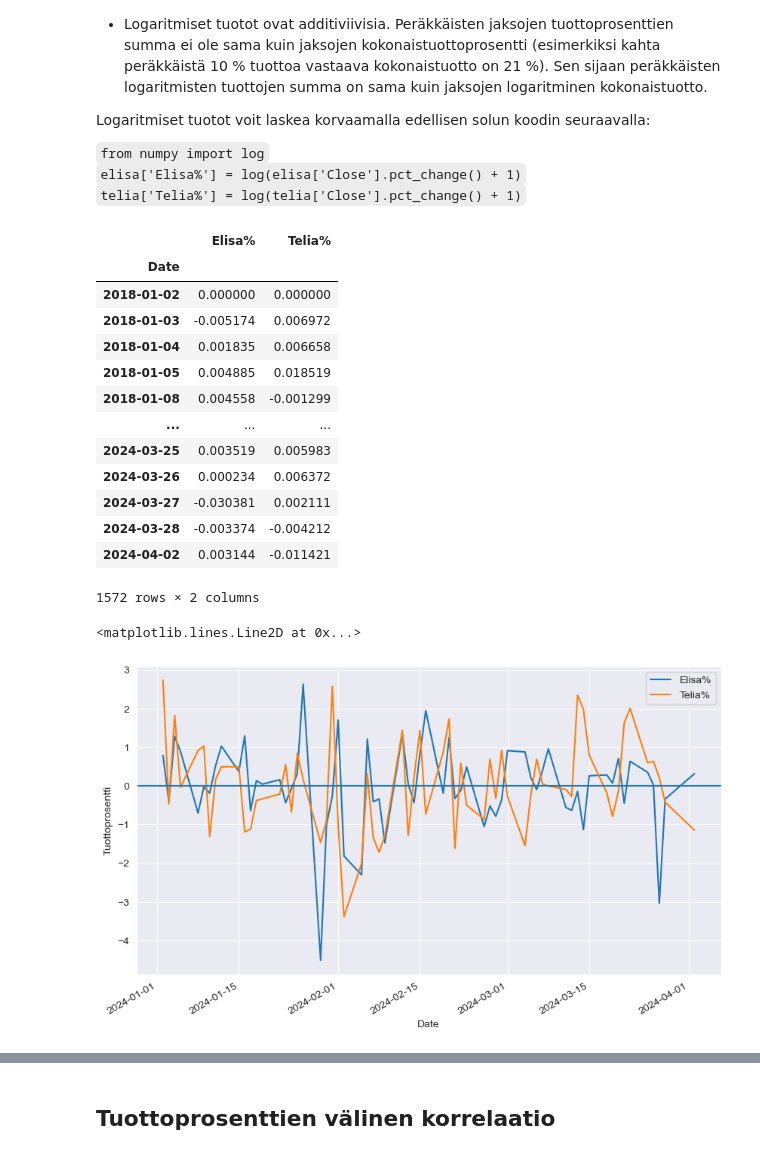
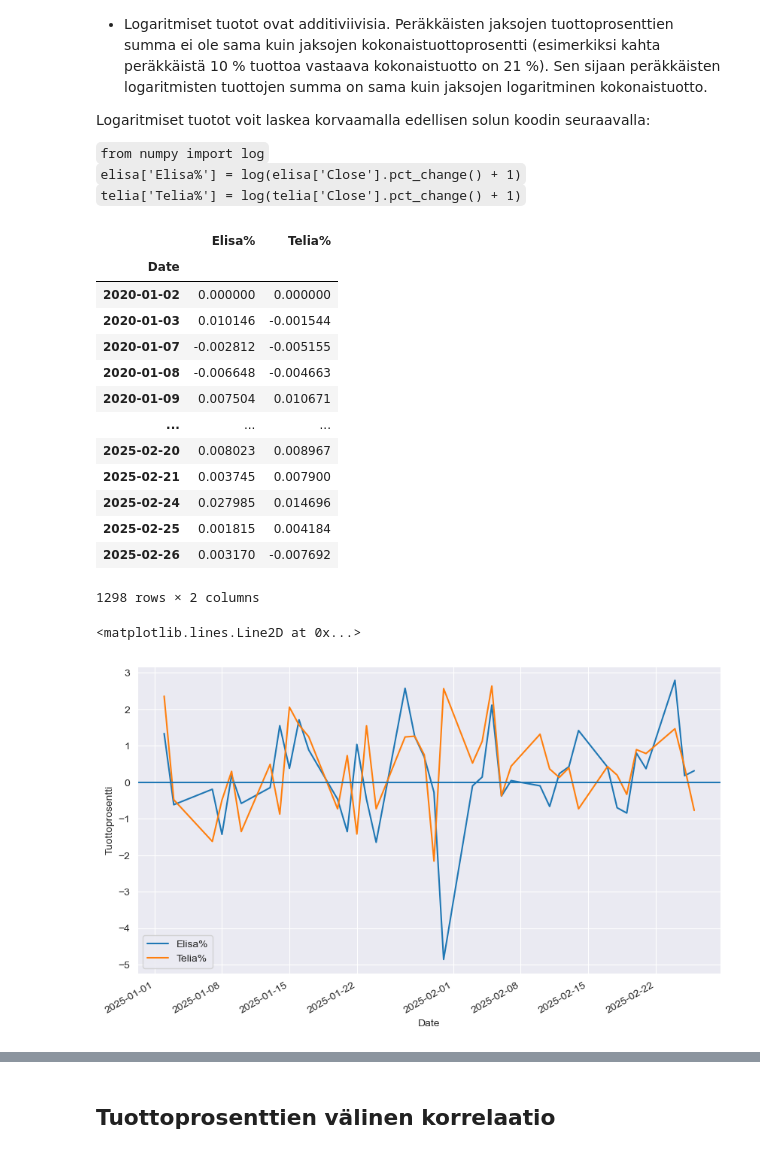
Before and after one commit to taanila/aikasarjat, a Jupyter notebook: aikasarjat.ipynb, the cells around one changed output, grey strips where cells are left out. Cells and saved outputs as stored; diff of their text form; code cells hidden in the pictures.

```diff
--- a/aikasarjat.ipynb
+++ b/aikasarjat.ipynb
@@ -26,4 +28,4 @@ Joka kerta kun suoritan koodin, saan mukaan myös tuoreimmat tiedot.
 # %%
-elisa = yf.download('ELISA.HE', start='2018-1-1')
-telia = yf.download('TELIA1.HE', start='2018-1-1')
+elisa = yf.download('ELISA.HE', start='2020-1-1', auto_adjust=False)
+telia = yf.download('TELIA1.HE', start='2020-1-1', auto_adjust=False)
 # %% [output]
@@ -216,29 +226,29 @@ tuotot
 # %% [output]
 |  | Elisa% | Telia% |
 | Date |  |  |
-| 2018-01-02 | 0.000000 | 0.000000 |
-| 2018-01-03 | -0.005174 | 0.006972 |
-| 2018-01-04 | 0.001835 | 0.006658 |
-| 2018-01-05 | 0.004885 | 0.018519 |
-| 2018-01-08 | 0.004558 | -0.001299 |
+| 2020-01-02 | 0.000000 | 0.000000 |
+| 2020-01-03 | 0.010146 | -0.001544 |
+| 2020-01-07 | -0.002812 | -0.005155 |
+| 2020-01-08 | -0.006648 | -0.004663 |
+| 2020-01-09 | 0.007504 | 0.010671 |
 | ... | ... | ... |
-| 2024-03-25 | 0.003519 | 0.005983 |
-| 2024-03-26 | 0.000234 | 0.006372 |
-| 2024-03-27 | -0.030381 | 0.002111 |
-| 2024-03-28 | -0.003374 | -0.004212 |
-| 2024-04-02 | 0.003144 | -0.011421 |
+| 2025-02-20 | 0.008023 | 0.008967 |
+| 2025-02-21 | 0.003745 | 0.007900 |
+| 2025-02-24 | 0.027985 | 0.014696 |
+| 2025-02-25 | 0.001815 | 0.004184 |
+| 2025-02-26 | 0.003170 | -0.007692 |
-1572 rows × 2 columns
+1298 rows × 2 columns
 # %%
 # Elisan ja Telian päivittäiset tuottoprosentit vuoden 2024 alusta
-(tuotot['2024':]*100).plot(figsize=(10, 6))
+(tuotot['2025':]*100).plot(figsize=(10, 6))
 
 plt.ylabel('Tuottoprosentti')
 
 # Vaakaviiva nollan kohdalle; tuottoprosentit vaihtelevat nollan molemmin puolin
 plt.axhline()
 # %% [output]
 <matplotlib.lines.Line2D at 0x...>
-[figure, old version]
+[figure, new version]
 # %%
 # Tilastollisia tunnuslukuja tuottoprosenteille
 (tuotot*100).describe().round(2)
```
Also changed, not shown: parts of 26 cells of this notebook.
